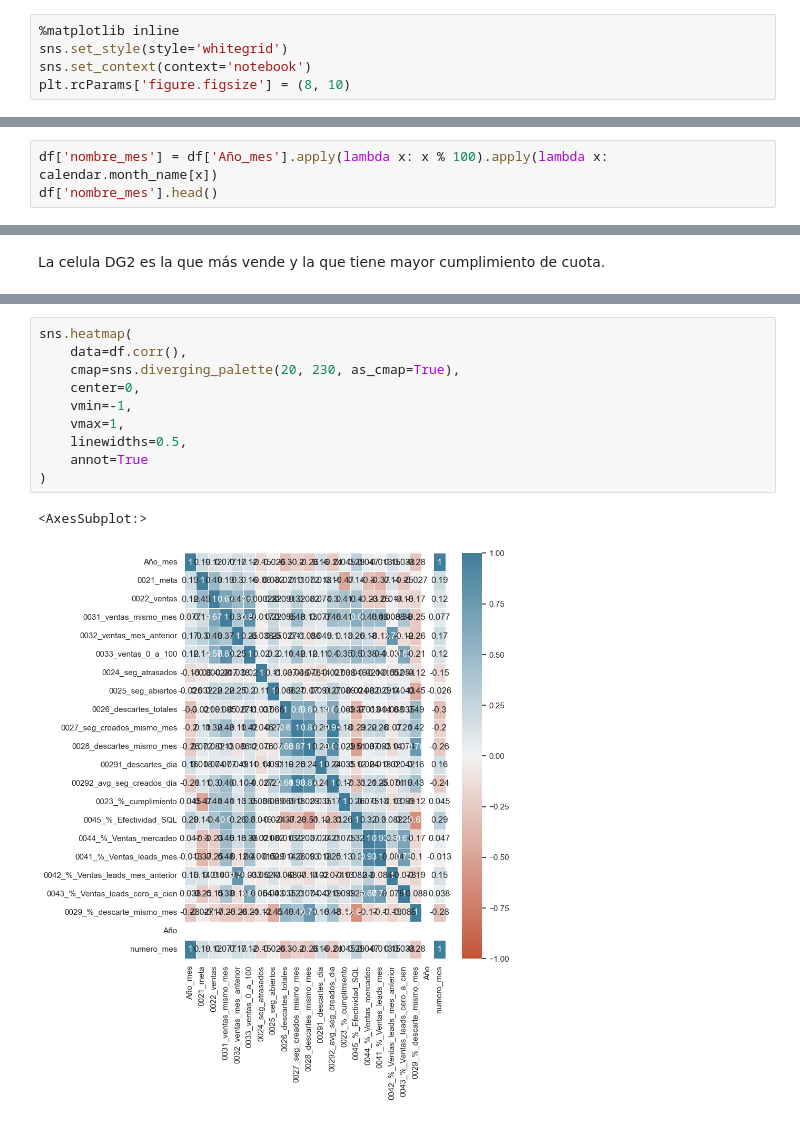
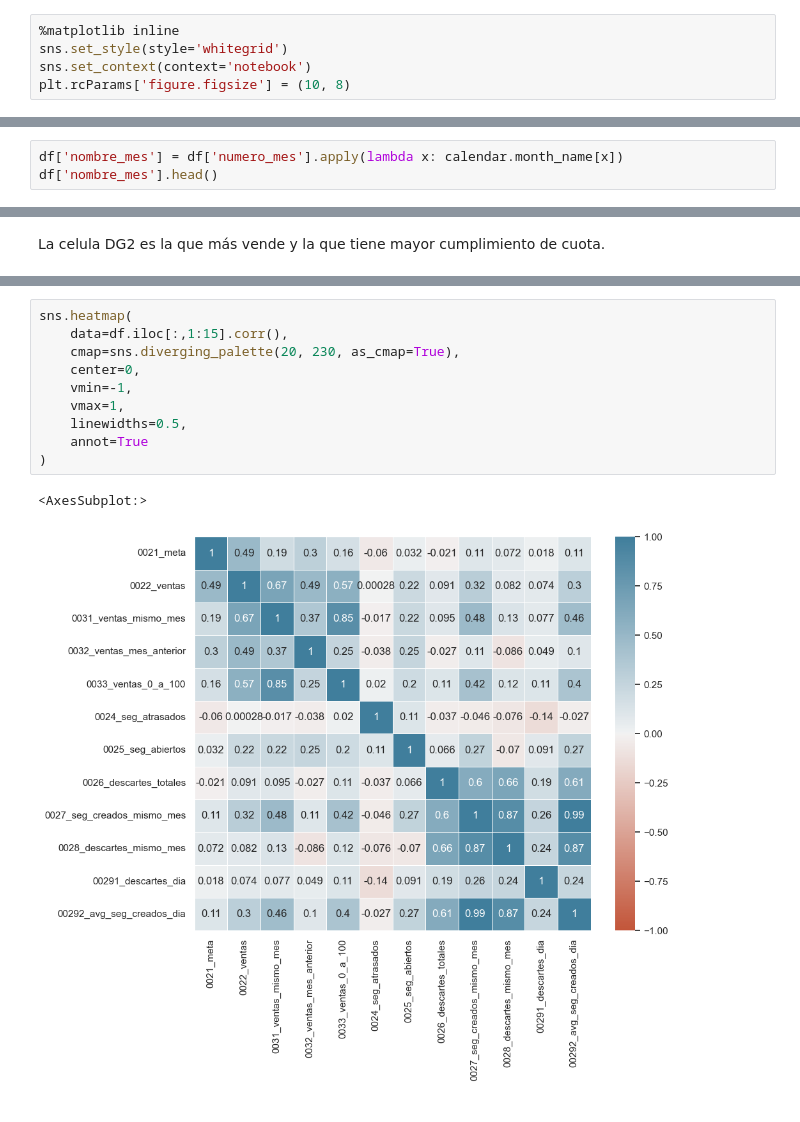
Before and after one commit to lumiguz/Productividad-comercial, a Jupyter notebook: productividad_comercial.ipynb, the cells around one changed output, grey strips where cells are left out. Drawn from its saved outputs; the diff is of its cells as text.

```diff
--- a/productividad_comercial.ipynb
+++ b/productividad_comercial.ipynb
@@ -38,4 +38,4 @@ locale.setlocale(locale.LC_TIME, 'es_ES.utf8')
 %matplotlib inline
 sns.set_style(style='whitegrid')
 sns.set_context(context='notebook')
-plt.rcParams['figure.figsize'] = (8, 10)
+plt.rcParams['figure.figsize'] = (10, 8)
@@ -109,0 +190,3 @@ dtype: object
+# %%
+df['nombre_mes'] = df['numero_mes'].apply(lambda x: calendar.month_name[x])
+df['nombre_mes'].head()
@@ -274,3 +229,0 @@ df.head()
-# %%
-df['nombre_mes'] = df['Año_mes'].apply(lambda x: x % 100).apply(lambda x: calendar.month_name[x])
-df['nombre_mes'].head()
@@ -534,16 +437,16 @@ numero_mes                                        -0.283852  NaN    1.000000
 # %%
 sns.heatmap(
-    data=df.corr(),
+    data=df.iloc[:,1:15].corr(),
     cmap=sns.diverging_palette(20, 230, as_cmap=True),
     center=0,
     vmin=-1,
     vmax=1,
     linewidths=0.5,
     annot=True
 )
 # %% [output]
 <AxesSubplot:>
-[figure, old version]
+[figure, new version]
 # %%
 sns.scatterplot(
     data=df,
```
Also changed, not shown: parts of 87 cells of this notebook.
